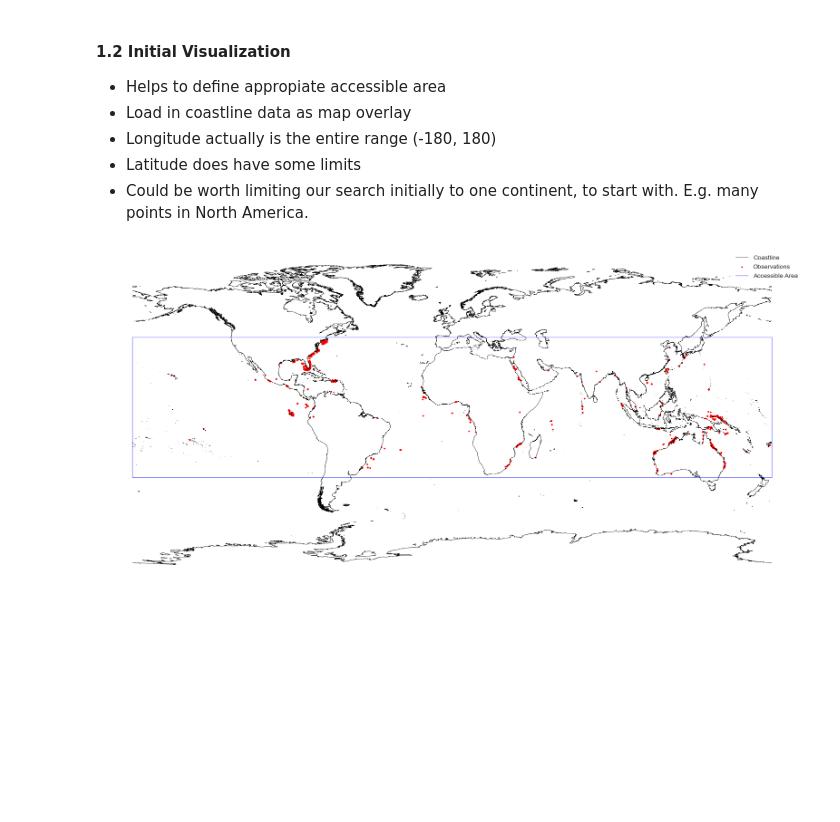
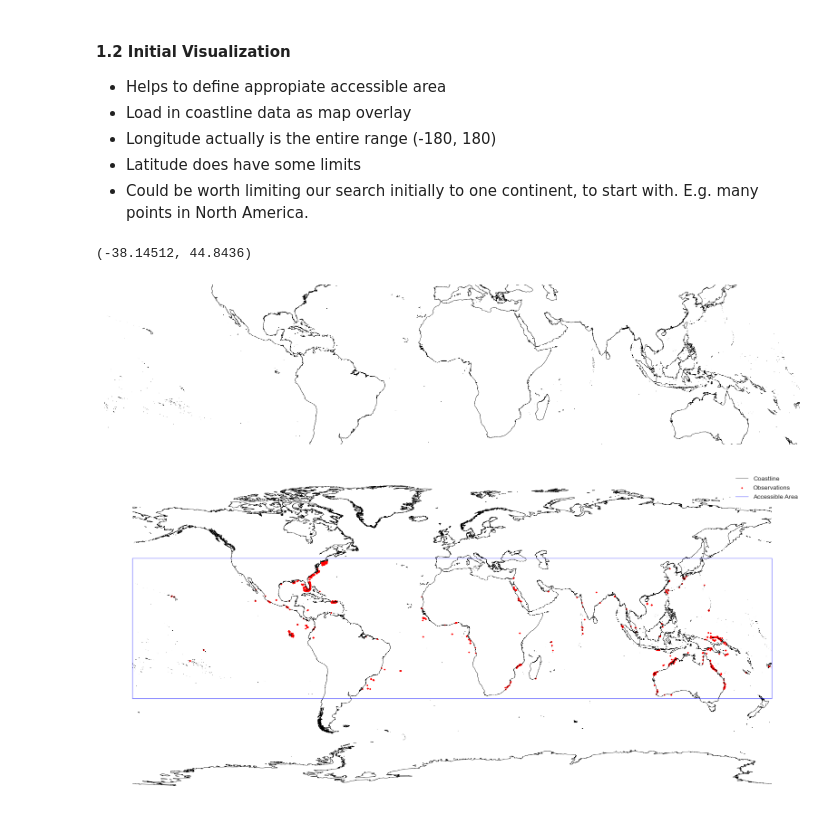
Before and after one commit to MaxAntson/sharks-from-space, a Jupyter notebook: model/notebooks/initial_data_exploration.ipynb, the cells around one changed output. Saved outputs shown, nothing was run; the diff lists cells and outputs as text; code cells hidden in the pictures; blank space fills up the shorter version.

```diff
--- a/model/notebooks/initial_data_exploration.ipynb
+++ b/model/notebooks/initial_data_exploration.ipynb
@@ -113,6 +113,15 @@ min_lat = presence_gdf["latitude"].min() - padding
 # Correction
 max_lon = 180
 min_lon = -180
+# %%
+coastline = coastline.to_crs(epsg=4326)
+coastline.plot(color="black", linewidth=0.5, figsize=(20,10), label="Coastline", alpha=1)
+plt.axis("off")
+plt.xlim(min_lon - 2, max_lon + 2)
+plt.ylim(min_lat - 2, max_lat + 2)
+# %% [output]
+(-38.14512, 44.8436)
+[figure, added]
 # %%
 def visualise_data_on_map(coastline, points_dfs=[], points_dfs_colors=[], points_dfs_labels=[], coastline_alpha=1,
                           plot_bounding_box=True, limit_to_bounding_box=False, accessible_area=None, show_plot=True):
```
Also changed, not shown: parts of 36 cells of this notebook, 1 other file.
